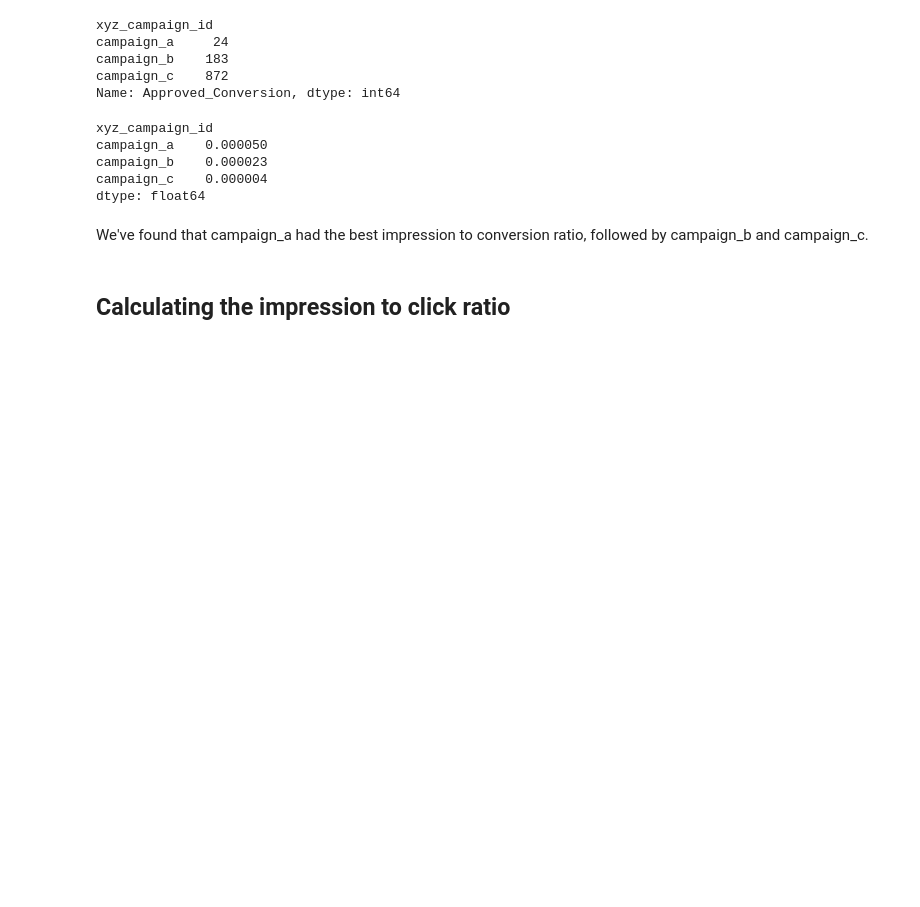
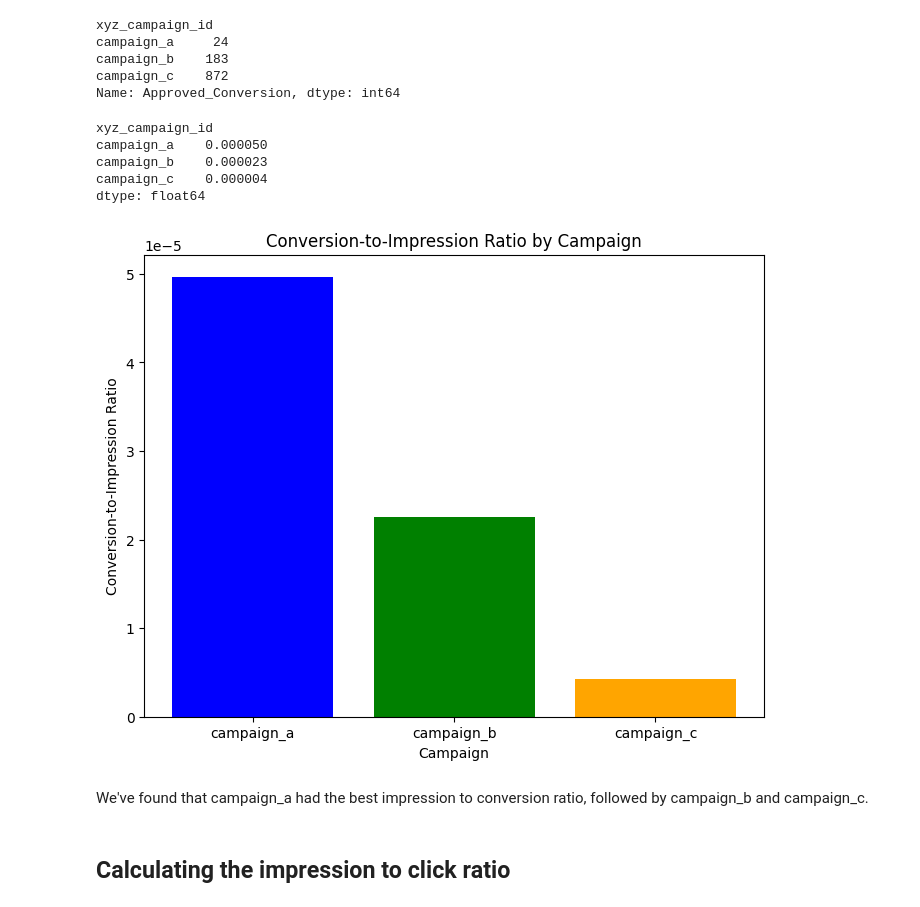
Before and after one commit to joela03/Marketing-EDA, a Jupyter notebook: marketing_eda.ipynb, the cells around one changed output. Drawn from its saved outputs; the diff is of its cells as text; code cells hidden in the pictures; blank space fills up the shorter version.

Commit message:
calculated click to impression ratio and visualised it

```diff
--- a/marketing_eda.ipynb
+++ b/marketing_eda.ipynb
@@ -141,6 +141,19 @@ campaign_a    0.000050
 campaign_b    0.000023
 campaign_c    0.000004
 dtype: float64
+# %%
+#Visual reprsentation
+plt.figure(figsize=(8, 6))
+plt.bar(conversion_to_count_ratio.index,
+        conversion_to_count_ratio.values, color=['blue', 'green', 'orange'])
+
+plt.title('Conversion-to-Impression Ratio by Campaign')
+plt.xlabel('Campaign')
+plt.ylabel('Conversion-to-Impression Ratio')
+
+plt.show()
+# %% [output]
+[figure, added]
 # %% [markdown]
 We've found that campaign_a had the best impression to conversion ratio, followed by campaign_b and campaign_c.
 # %% [markdown]
```
Also changed, not shown: parts of 3 cells of this notebook.
